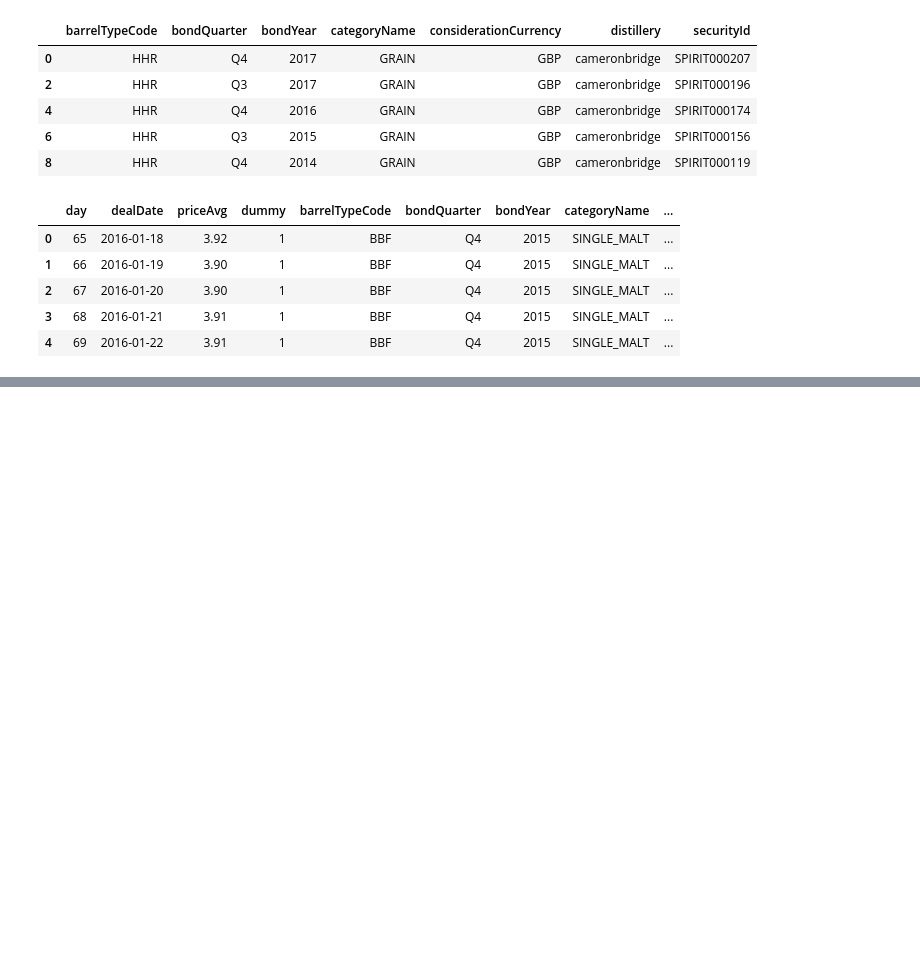
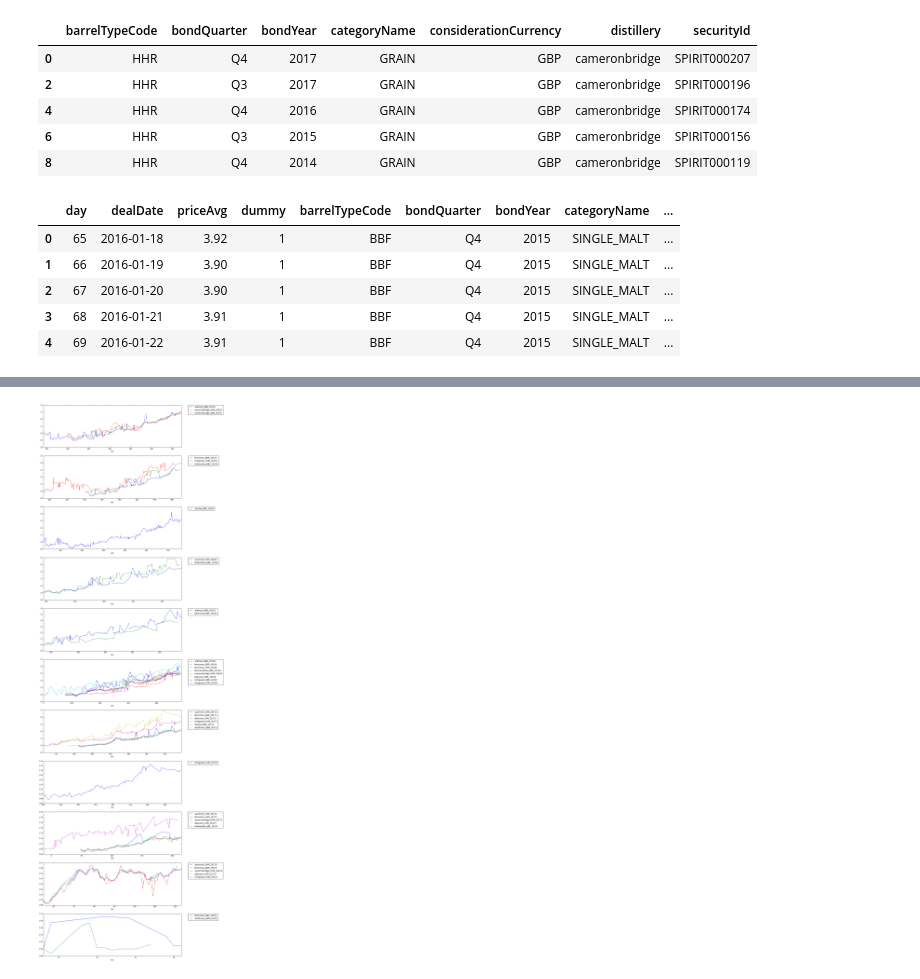
Before and after one commit to filpia/widdoughmaker, a Jupyter notebook: Exploration.ipynb, the cells around one changed output, grey strips where cells are left out. Cells and saved outputs as stored; diff of their text form; code cells hidden in the pictures; blank space fills up the shorter version.

Commit message:
added various plot groupings by vintage, cask type, and distillery

```diff
--- a/Exploration.ipynb
+++ b/Exploration.ipynb
@@ -78,0 +54,10 @@ chart_df.head(200)
+# %%
+cask_types = pd.read_csv('cask_types.csv')
+chart_df = pd.read_csv('pitch_history_3_18_2018.csv')
+
+chart_df['bondQuarter'] = chart_df['bondQuarter'].apply(lambda x: int(x[1]))
+chart_df['yrqtr'] = chart_df.apply(lambda x: int(x['bondYear'])*10+int(x['bondQuarter']),axis=1)
+chart_df['label'] = chart_df.apply(lambda x: "{}_{}_{}".format(*[x['distillery'],x['barrelTypeCode'],x['yrqtr']]) ,axis=1)
+
+chart_df = chart_df.merge(cask_types,on='barrelTypeCode')
+chart_df.head()
@@ -78,0 +71,9 @@ chart_df.head(200)
+# %%
+chart_df_first_date = chart_df.sort_values('dealDate').groupby(['securityId']).agg({'dealDate':'min'}).reset_index()
+
+chart_df_first_rate = chart_df_first_date.merge(chart_df[['securityId','dealDate','priceAvg']],on=['securityId','dealDate'])
+
+chart_df_norm = chart_df.merge(chart_df_first_rate,on=['securityId'],suffixes=('','_first'))
+chart_df_norm['norm_price'] = chart_df_norm['priceAvg']/chart_df_norm['priceAvg_first']
+
+chart_df_norm.head()
@@ -78,0 +87,4 @@ chart_df.head(200)
+# %%
+recent_vintages = chart_df_norm[chart_df_norm['yrqtr'] > 20152]
+
+recent_vintages.head()
@@ -78,0 +98,14 @@ chart_df.head(200)
+# %%
+vintage_grouping = recent_vintages.groupby('yrqtr')
+
+fig, ax = plt.subplots(len(vintage_grouping),figsize=(15,60))
+
+plot_counter = 0
+for yrqtr_label, yrqtr_grp in vintage_grouping:
+    for spirit_label, spirit_grp in yrqtr_grp.groupby('label'):
+        spirit_grp.plot(x = 'day', y = 'norm_price',ax = ax[plot_counter], label = spirit_label)
+        ax[plot_counter].legend(bbox_to_anchor=(1.05, 1), loc=2, borderaxespad=0.)
+    plot_counter += 1
+plt.show()
+# %% [output]
+[figure, added]
```
Also changed, not shown: parts of 9 cells of this notebook.
